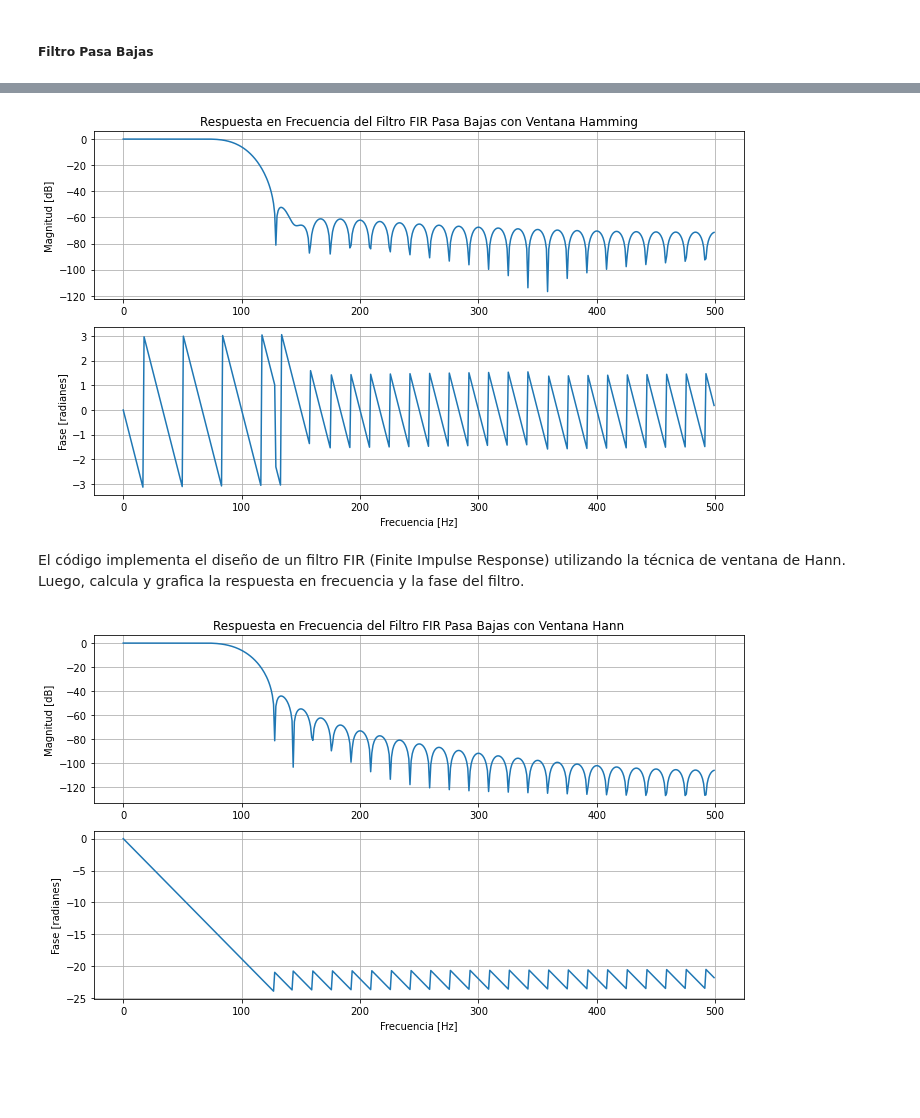
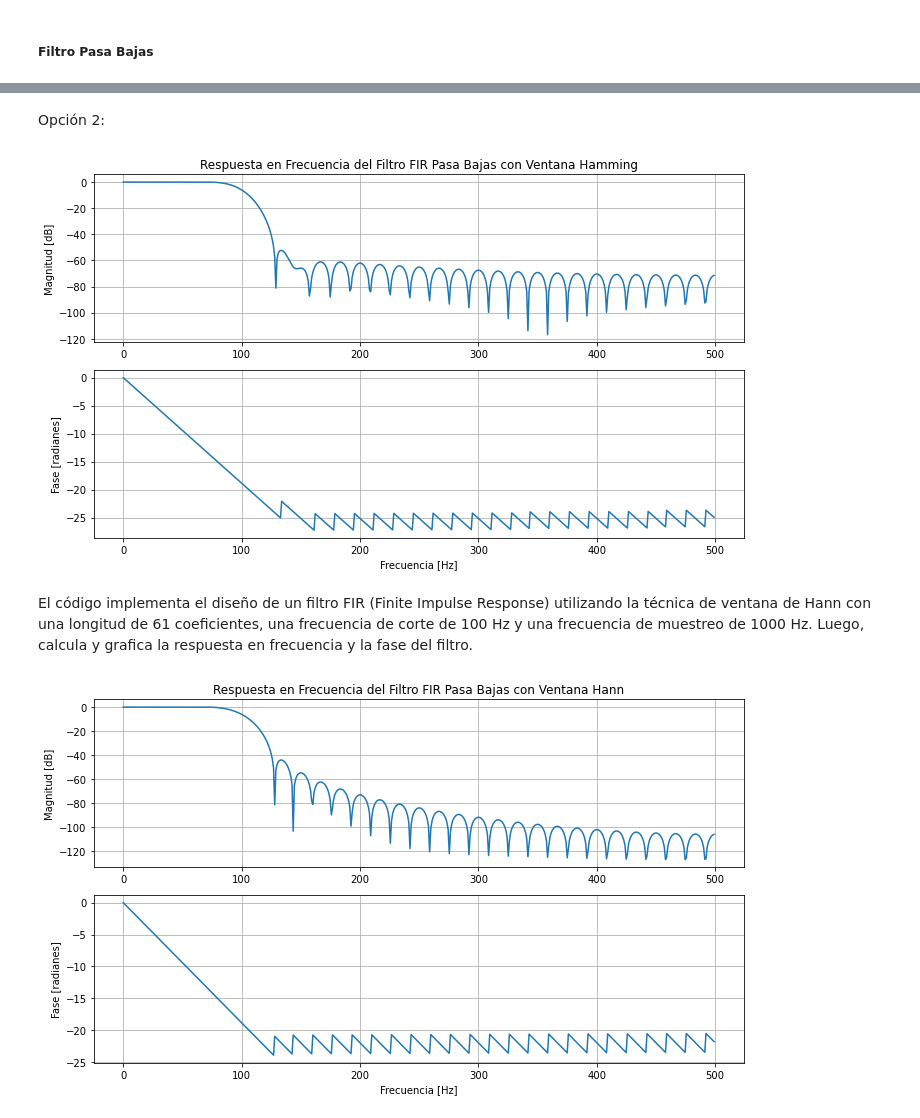
Before and after one commit to cgrf96/Procesamiento_biose-ales, a Jupyter notebook: 3_prepocesamiento/2_filtros_digitales.ipynb, the cells around one changed output, grey strips where cells are left out. Cells and saved outputs as stored; diff of their text form; code cells hidden in the pictures; blank space fills up the shorter version.

```diff
--- a/3_prepocesamiento/2_filtros_digitales.ipynb
+++ b/3_prepocesamiento/2_filtros_digitales.ipynb
@@ -1028,3 +1092,5 @@ El código implementa el diseño de un filtro FIR (Finite Impulse Response) util
+# %% [markdown]
+Opción 2:
 # %%
 ## Filtro Hamming
 
@@ -1053,38 +1119,38 @@ Si es False, la ganancia DC es 0. También puede ser un argumento de cadena para
 # Calcular la respuesta en frecuencia del filtro
 frecuencia, respuesta_frecuencia = signal.freqz(filtro_hamming, fs=frec_muestreo)
 """
 Donde:
 fs: La frecuencia de muestreo del sistema digital. Por defecto es 2*pi radianes/muestra
 (por lo que w es de 0 a pi).
 w:  Vector que contiene las frecuencias normalizadas al rango [0,pi) (en radianes/muestra) para las cuales se evalúa la respuesta en frecuencia del filtro.
 h: La respuesta en frecuencia. Vector complejo. Contiene información sobre la ganancia y la fase del filtro para diferentes frecuencias.
 """
 # Calcular la magnitud en dB y la fase de la respuesta en frecuencia
 magnitud_dB = 20 * np.log10(np.abs(respuesta_frecuencia))
 # Calcula la fase del filtro FIR utilizando "np.angle(h)" y "np.unwrap".
-fase = np.angle(respuesta_frecuencia)
-#fase = np.unwrap(np.angle(h)) #versión suavizada de la fase que permite una representación más coherente y continua, evita los saltos abruptos
+#fase = np.angle(respuesta_frecuencia)
+fase = np.unwrap(np.angle(h)) #versión suavizada de la fase que permite una representación más coherente y continua, evita los saltos abruptos
 
 # Graficar la respuesta en frecuencia
 plt.figure(figsize=(10, 6))
 plt.subplot(2, 1, 1)
 plt.plot(frecuencia, magnitud_dB)
 plt.title('Respuesta en Frecuencia del Filtro FIR Pasa Bajas con Ventana Hamming')
 plt.ylabel('Magnitud [dB]')
 plt.grid()
 
 plt.subplot(2, 1, 2)
 plt.plot(frecuencia, fase)
 plt.xlabel('Frecuencia [Hz]')
 plt.ylabel('Fase [radianes]')
 plt.grid()
 
 plt.tight_layout()
 plt.show()
 # %% [output]
-[figure, old version]
+[figure, new version]
 # %% [markdown]
-El código implementa el diseño de un filtro FIR (Finite Impulse Response) utilizando la técnica de ventana de Hann. Luego, calcula y grafica la respuesta en frecuencia y la fase del filtro.
+El código implementa el diseño de un filtro FIR (Finite Impulse Response) utilizando la técnica de ventana de Hann con una longitud de 61 coeficientes, una frecuencia de corte de 100 Hz y una frecuencia de muestreo de 1000 Hz. Luego, calcula y grafica la respuesta en frecuencia y la fase del filtro.
 # %%
 
 # Especificaciones del filtro
```
Also changed, not shown: parts of 7 cells of this notebook.
